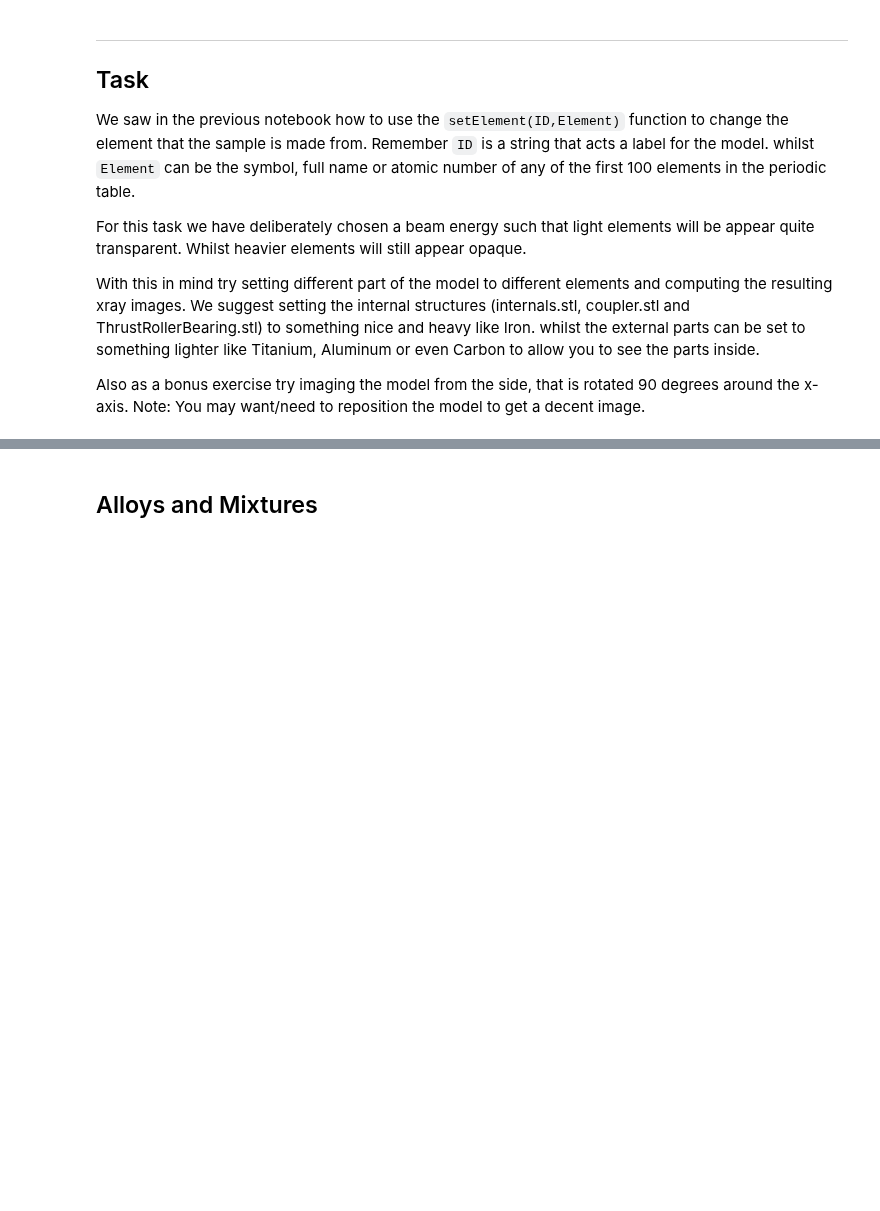
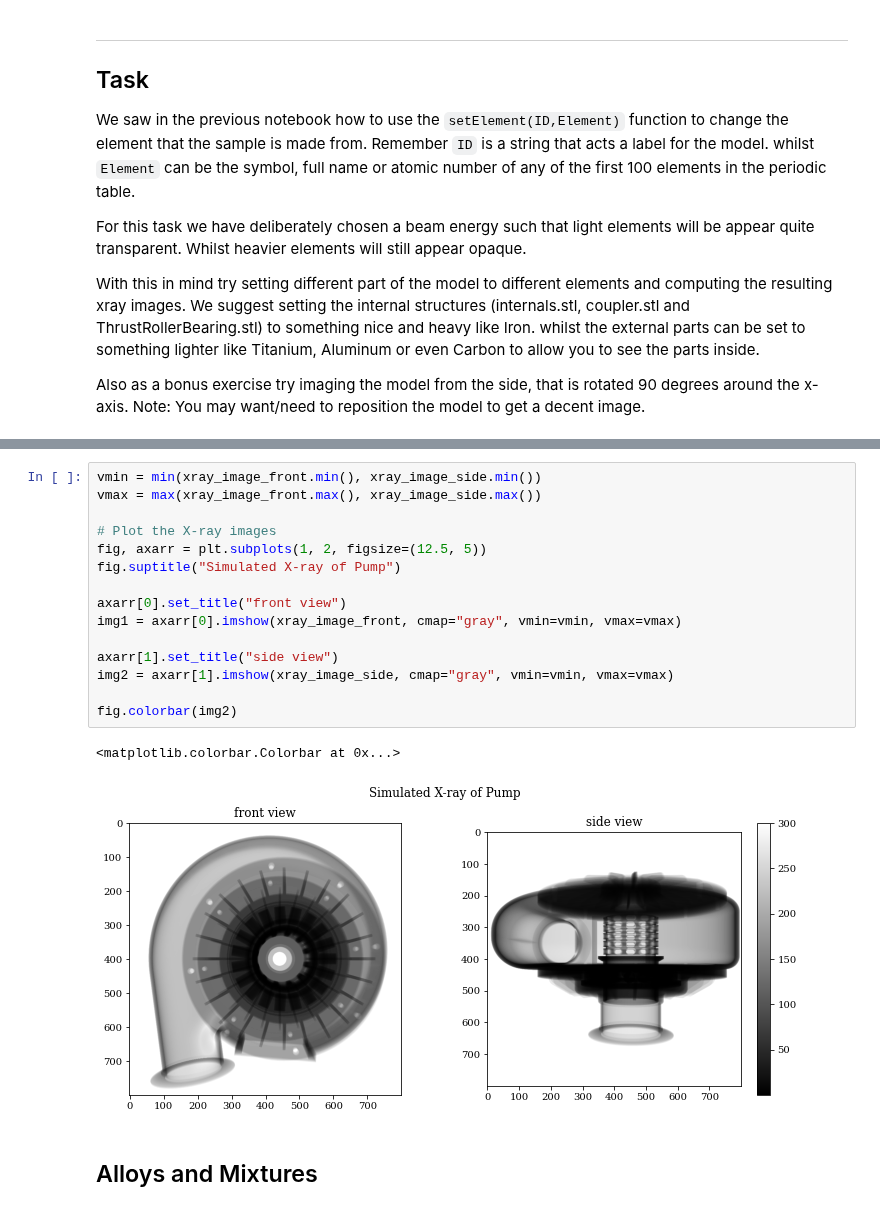
Before and after one commit to effepivi/gvxr-tutorials, a Jupyter notebook: Multi_material_sample.ipynb, the cells around one changed output, grey strips where cells are left out. Drawn from its saved outputs; the diff is of its cells as text; blank space fills up the shorter version.

```diff
--- a/Multi_material_sample.ipynb
+++ b/Multi_material_sample.ipynb
@@ -215,3 +214,21 @@ plt.show()
+# %%
+vmin = min(xray_image_front.min(), xray_image_side.min())
+vmax = max(xray_image_front.max(), xray_image_side.max())
+
+# Plot the X-ray images
+fig, axarr = plt.subplots(1, 2, figsize=(12.5, 5))
+fig.suptitle("Simulated X-ray of Pump")
+
+axarr[0].set_title("front view")
+img1 = axarr[0].imshow(xray_image_front, cmap="gray", vmin=vmin, vmax=vmax)
+
+axarr[1].set_title("side view")
+img2 = axarr[1].imshow(xray_image_side, cmap="gray", vmin=vmin, vmax=vmax)
+
+fig.colorbar(img2)
+# %% [output]
+<matplotlib.colorbar.Colorbar at 0x...>
+[figure, added]
 # %% [markdown]
 ## Alloys and Mixtures
 # %% [markdown]
```
Also changed, not shown: parts of 9 cells of this notebook.
